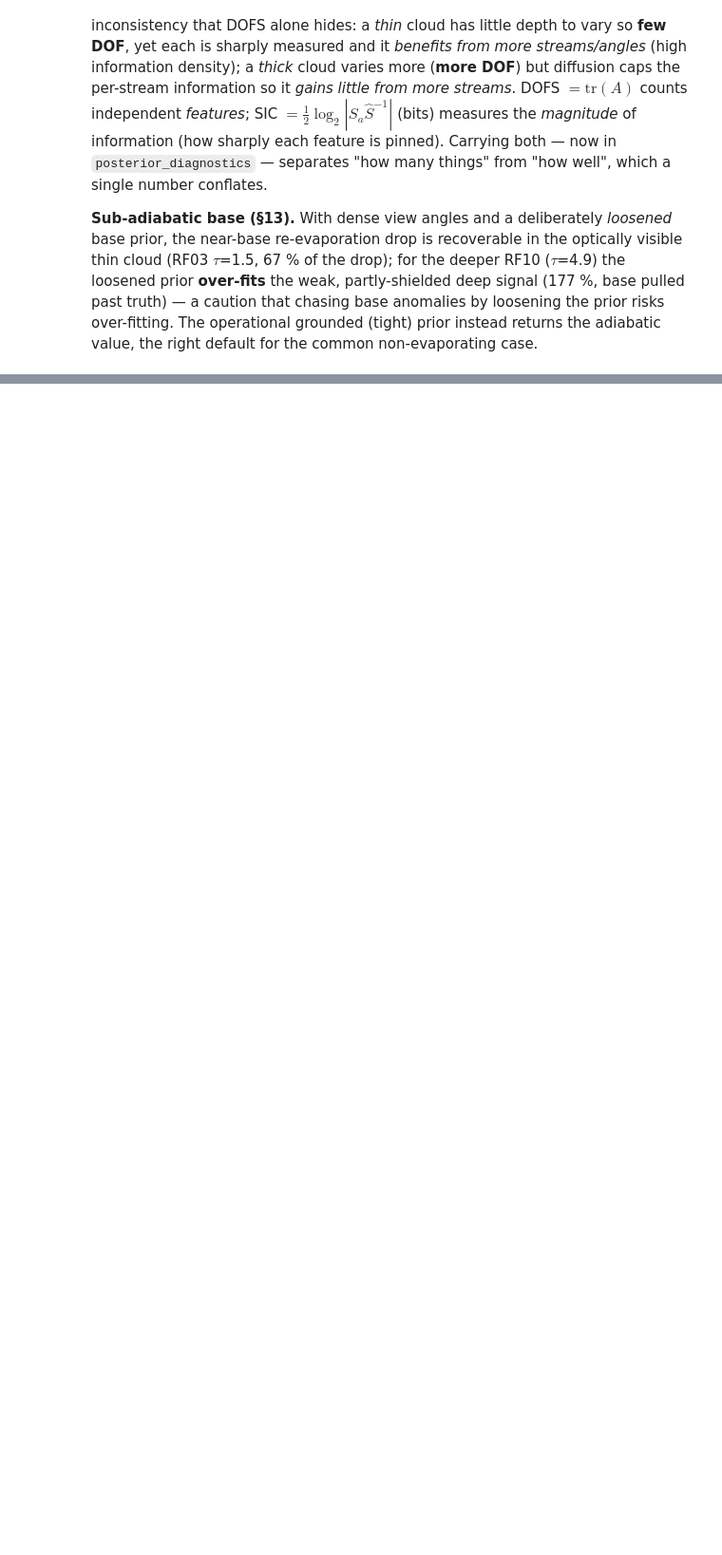
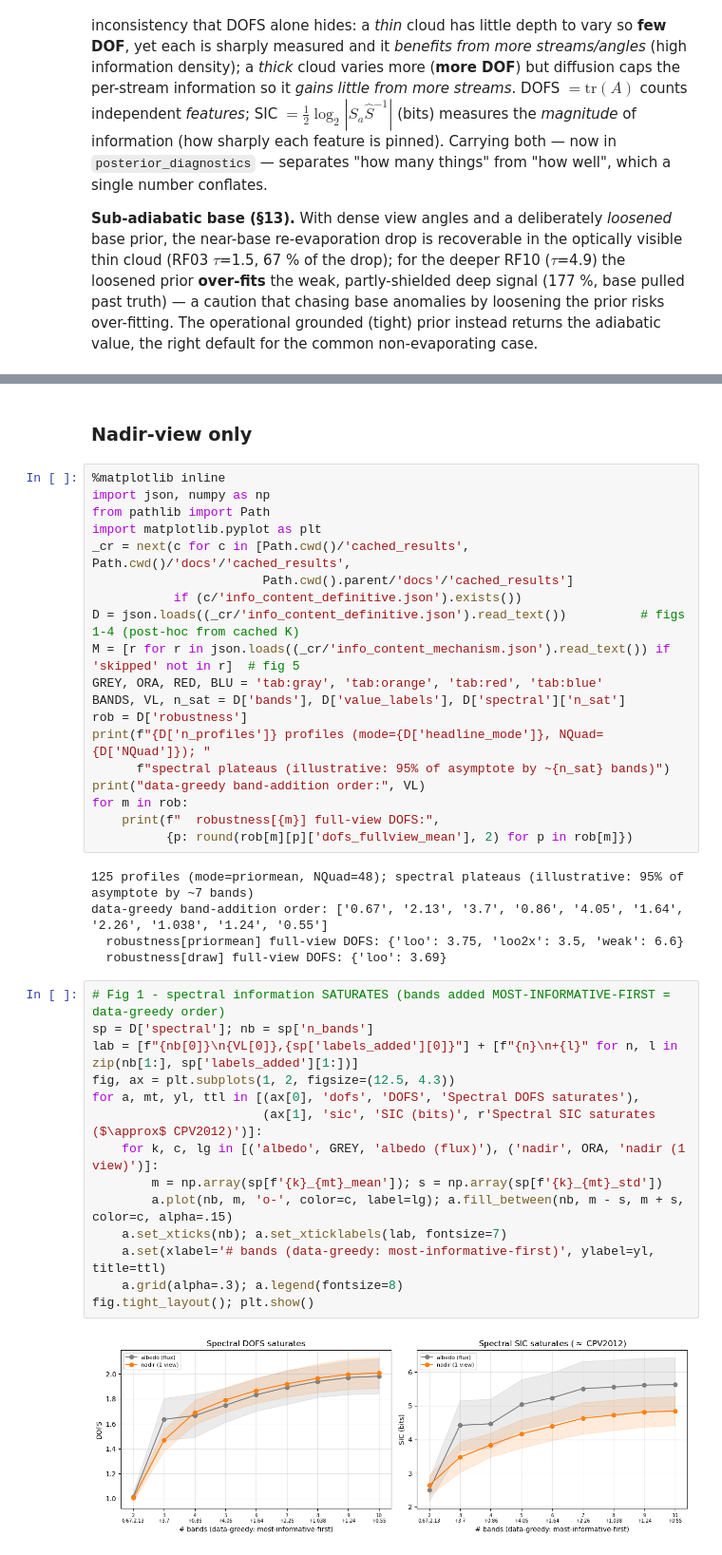
Before and after one commit to dhjx1996/Pythonic-DISORT_inhomogeneous_atmosphere, a Jupyter notebook: docs/riccati_solver_VOCALS_retrieval.ipynb, the cells around one changed output, grey strips where cells are left out. Shown at 95% size. Saved outputs shown, nothing was run; the diff lists cells and outputs as text; blank space fills up the shorter version.

```diff
--- a/docs/riccati_solver_VOCALS_retrieval.ipynb
+++ b/docs/riccati_solver_VOCALS_retrieval.ipynb
@@ -745,0 +768,42 @@ instead returns the adiabatic value, the right default for the common non-evapor
+# %% [markdown]
+### Nadir-view only
+# %%
+%matplotlib inline
+import json, numpy as np
+from pathlib import Path
+import matplotlib.pyplot as plt
+_cr = next(c for c in [Path.cwd()/'cached_results', Path.cwd()/'docs'/'cached_results',
+                       Path.cwd().parent/'docs'/'cached_results']
+           if (c/'info_content_definitive.json').exists())
+D = json.loads((_cr/'info_content_definitive.json').read_text())          # figs 1-4 (post-hoc from cached K)
+M = [r for r in json.loads((_cr/'info_content_mechanism.json').read_text()) if 'skipped' not in r]  # fig 5
+GREY, ORA, RED, BLU = 'tab:gray', 'tab:orange', 'tab:red', 'tab:blue'
+BANDS, VL, n_sat = D['bands'], D['value_labels'], D['spectral']['n_sat']
+rob = D['robustness']
+print(f"{D['n_profiles']} profiles (mode={D['headline_mode']}, NQuad={D['NQuad']}); "
+      f"spectral plateaus (illustrative: 95% of asymptote by ~{n_sat} bands)")
+print("data-greedy band-addition order:", VL)
+for m in rob:
+    print(f"  robustness[{m}] full-view DOFS:",
+          {p: round(rob[m][p]['dofs_fullview_mean'], 2) for p in rob[m]})
+# %% [output]
+125 profiles (mode=priormean, NQuad=48); spectral plateaus (illustrative: 95% of asymptote by ~7 bands)
+data-greedy band-addition order: ['0.67', '2.13', '3.7', '0.86', '4.05', '1.64', '2.26', '1.038', '1.24', '0.55']
+  robustness[priormean] full-view DOFS: {'loo': 3.75, 'loo2x': 3.5, 'weak': 6.6}
+  robustness[draw] full-view DOFS: {'loo': 3.69}
+# %%
+# Fig 1 - spectral information SATURATES (bands added MOST-INFORMATIVE-FIRST = data-greedy order)
+sp = D['spectral']; nb = sp['n_bands']
+lab = [f"{nb[0]}\n{VL[0]},{sp['labels_added'][0]}"] + [f"{n}\n+{l}" for n, l in zip(nb[1:], sp['labels_added'][1:])]
+fig, ax = plt.subplots(1, 2, figsize=(12.5, 4.3))
+for a, mt, yl, ttl in [(ax[0], 'dofs', 'DOFS', 'Spectral DOFS saturates'),
+                       (ax[1], 'sic', 'SIC (bits)', r'Spectral SIC saturates ($\approx$ CPV2012)')]:
+    for k, c, lg in [('albedo', GREY, 'albedo (flux)'), ('nadir', ORA, 'nadir (1 view)')]:
+        m = np.array(sp[f'{k}_{mt}_mean']); s = np.array(sp[f'{k}_{mt}_std'])
+        a.plot(nb, m, 'o-', color=c, label=lg); a.fill_between(nb, m - s, m + s, color=c, alpha=.15)
+    a.set_xticks(nb); a.set_xticklabels(lab, fontsize=7)
+    a.set(xlabel='# bands (data-greedy: most-informative-first)', ylabel=yl, title=ttl)
+    a.grid(alpha=.3); a.legend(fontsize=8)
+fig.tight_layout(); plt.show()
+# %% [output]
+[figure, added]
```
Also changed, not shown: parts of 31 cells of this notebook, 5 other files.
